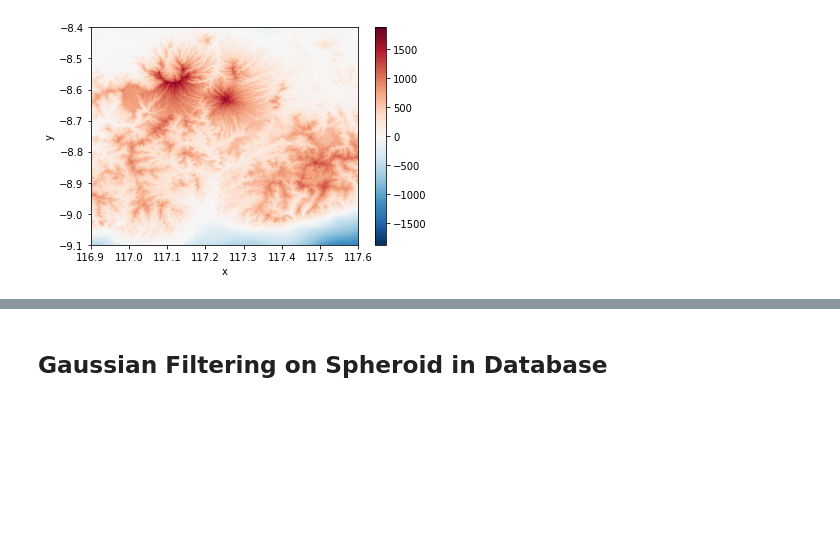
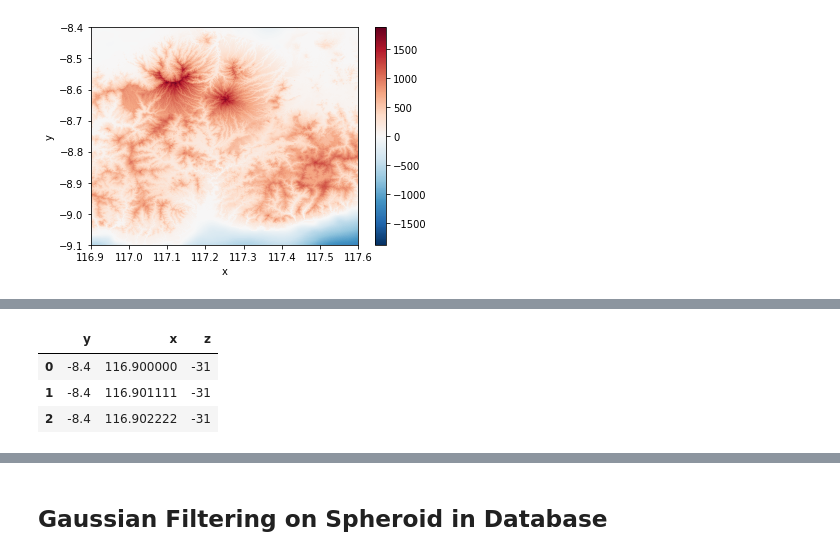
Before and after one commit to AlexeyPechnikov/gis-snippets, a Jupyter notebook: Spheroid/Gaussian Filtering on Spheroid.ipynb, the cells around one changed output, grey strips where cells are left out. Drawn from its saved outputs; the diff is of its cells as text; code cells hidden in the pictures; blank space fills up the shorter version.

```diff
--- a/Spheroid/Gaussian Filtering on Spheroid.ipynb
+++ b/Spheroid/Gaussian Filtering on Spheroid.ipynb
@@ -47,2 +47,3 @@ da.plot()
 # %%
-da[::4,::4].to_dataframe(name='z').to_csv('dem.csv', header=False)
+df = da[::4,::4].to_dataframe(name='z').reset_index()
+df.info()
@@ -57,0 +61,7 @@ fname = fname[0] + '/dem.csv'
+# %%
+df.head(3)
+# %% [output]
+|  | y | x | z |
+| 0 | -8.4 | 116.900000 | -31 |
+| 1 | -8.4 | 116.901111 | -31 |
+| 2 | -8.4 | 116.902222 | -31 |
```
Also changed, not shown: parts of 10 cells of this notebook.
